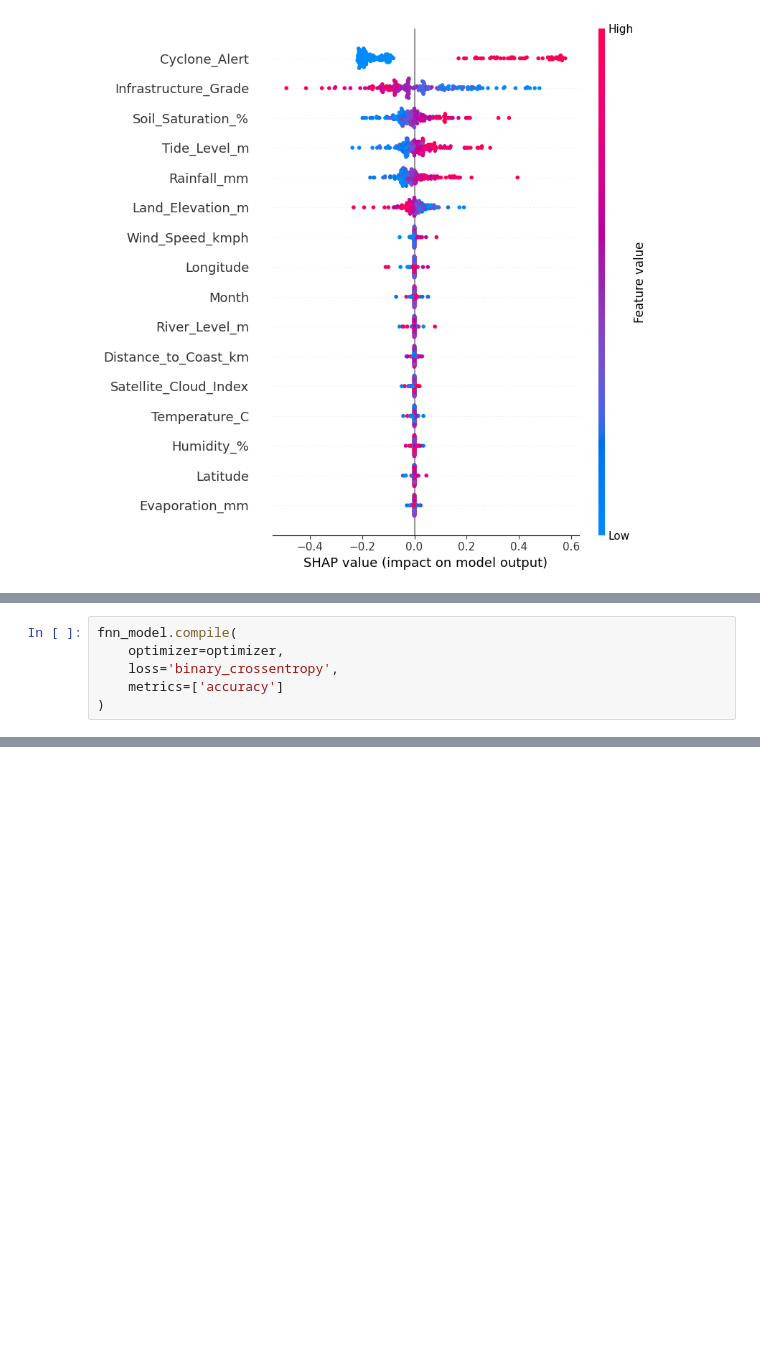
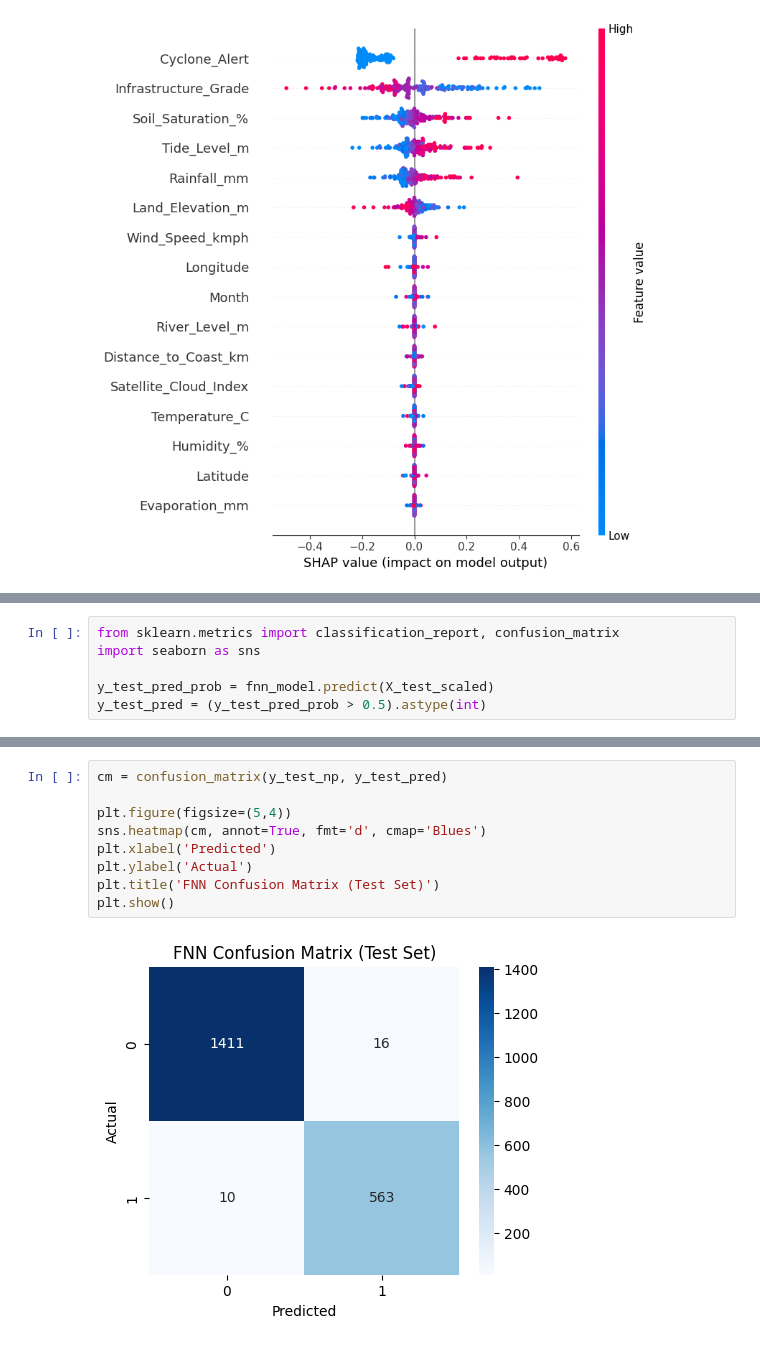
Before and after one commit to Shelly10-10/flood_prediction, a Jupyter notebook: disaster.ipynb, the cells around one changed output, grey strips where cells are left out. Saved outputs shown, nothing was run; the diff lists cells and outputs as text; blank space fills up the shorter version.

```diff
--- a/disaster.ipynb
+++ b/disaster.ipynb
@@ -361,7 +389 @@ optimizer = Adam(learning_rate=0.0002)
-# %%
-fnn_model.compile(
-    optimizer=optimizer,
-    loss='binary_crossentropy',
-    metrics=['accuracy']
-)
 # %%
@@ -417,0 +450,6 @@ y_pred_fnn = (y_prob_fnn > 0.5).astype(int).ravel()
+# %%
+from sklearn.metrics import classification_report, confusion_matrix
+import seaborn as sns
+
+y_test_pred_prob = fnn_model.predict(X_test_scaled)
+y_test_pred = (y_test_pred_prob > 0.5).astype(int)
@@ -470,0 +469,11 @@ plt.show()
+# %%
+cm = confusion_matrix(y_test_np, y_test_pred)
+
+plt.figure(figsize=(5,4))
+sns.heatmap(cm, annot=True, fmt='d', cmap='Blues')
+plt.xlabel('Predicted')
+plt.ylabel('Actual')
+plt.title('FNN Confusion Matrix (Test Set)')
+plt.show()
+# %% [output]
+[figure, added]
```
Also changed, not shown: parts of 11 cells of this notebook.
